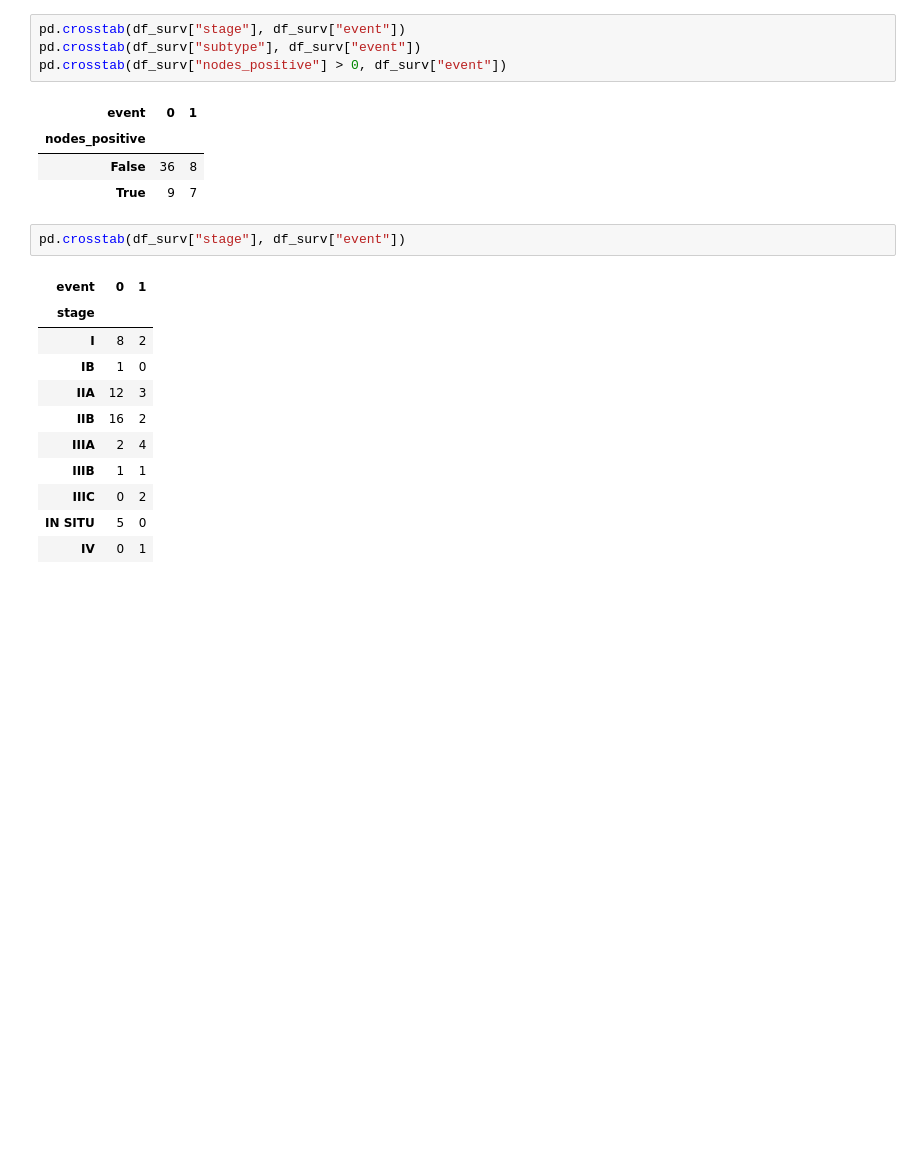
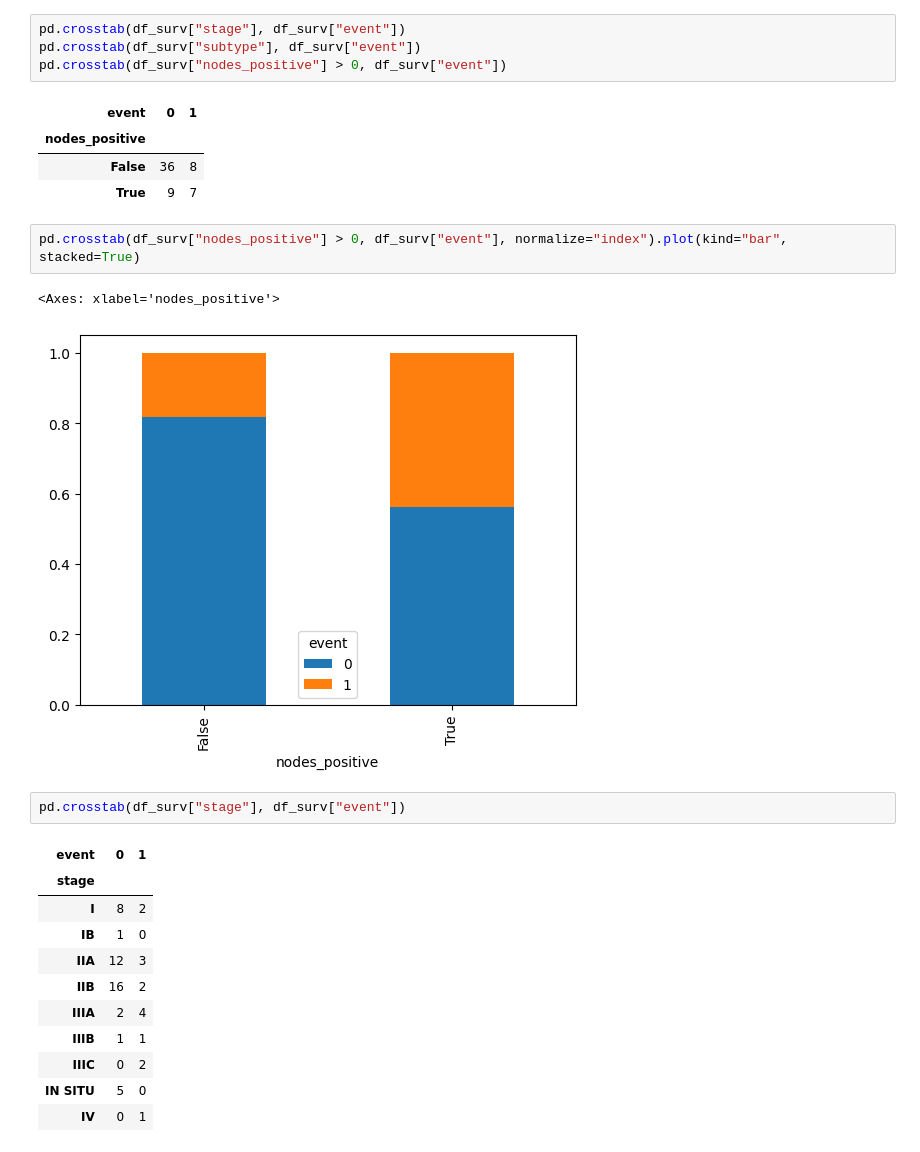
Before and after one commit to Alberto-97sc/breast-cancer-survival-analysis, a Jupyter notebook: notebooks/02_eda.ipynb, the cells around one changed output. Drawn from its saved outputs; the diff is of its cells as text; blank space fills up the shorter version.

Commit message:
Add exploratory data analysis section in 02_eda.ipynb, including new visualizations and code outputs for better insights into breast cancer dataset.

```diff
--- a/notebooks/02_eda.ipynb
+++ b/notebooks/02_eda.ipynb
@@ -106,6 +106,11 @@ pd.crosstab(df_surv["nodes_positive"] > 0, df_surv["event"])
 | nodes_positive |  |  |
 | False | 36 | 8 |
 | True | 9 | 7 |
+# %%
+pd.crosstab(df_surv["nodes_positive"] > 0, df_surv["event"], normalize="index").plot(kind="bar", stacked=True)
+# %% [output]
+<Axes: xlabel='nodes_positive'>
+[figure, added]
 # %%
 pd.crosstab(df_surv["stage"], df_surv["event"])
 # %% [output]
```
Also changed, not shown: parts of 6 cells of this notebook.
